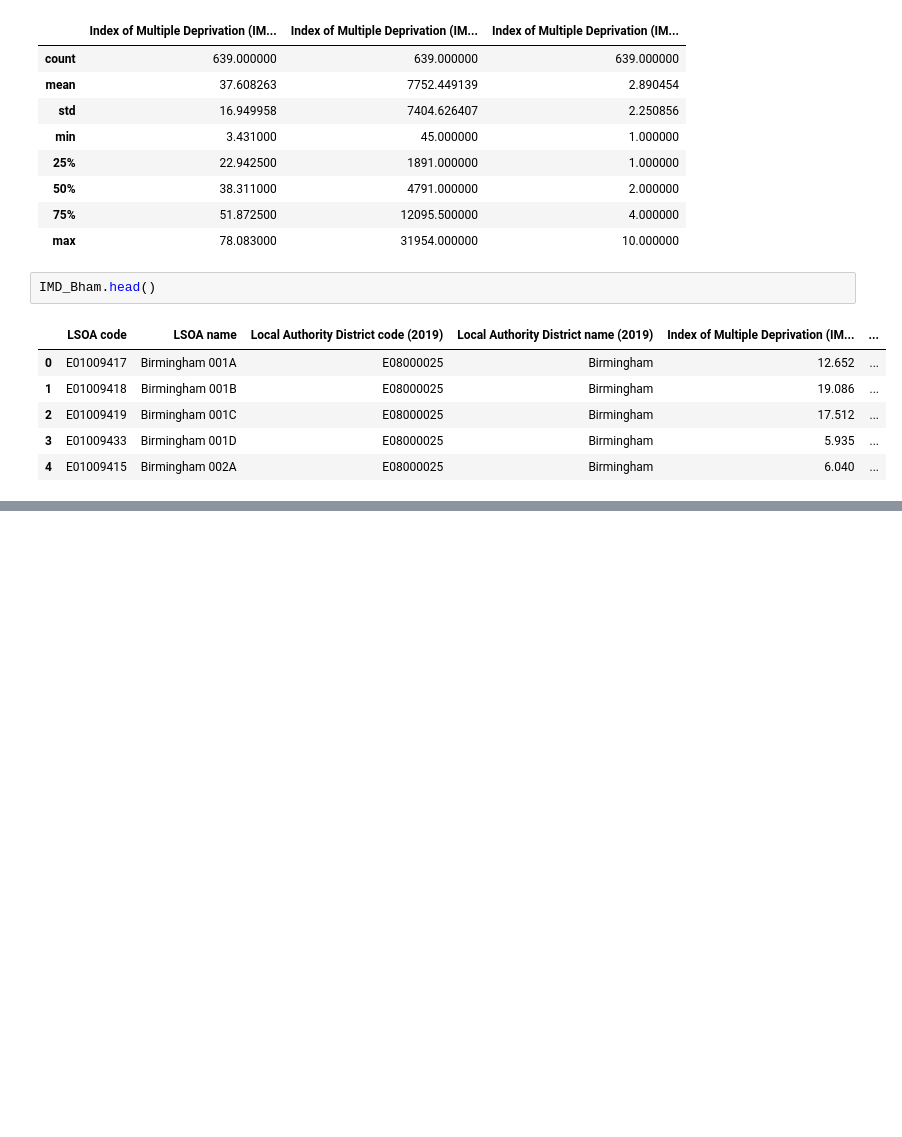
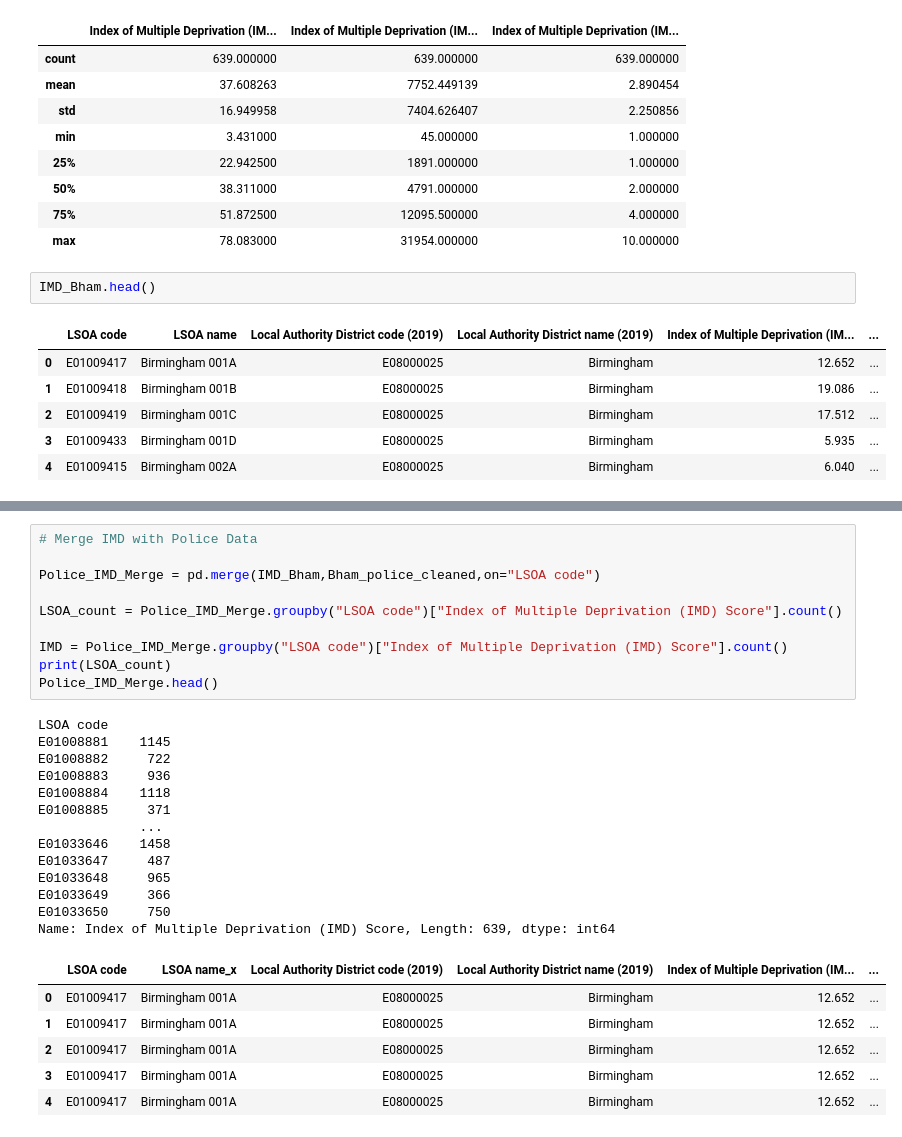
Before and after one commit to DarrylHewitt/Project_1, a Jupyter notebook: analysis.ipynb, the cells around one changed output, grey strips where cells are left out. Drawn from its saved outputs; the diff is of its cells as text; blank space fills up the shorter version.

```diff
--- a/analysis.ipynb
+++ b/analysis.ipynb
@@ -407,0 +480,30 @@ map_plot
+# %%
+# Merge IMD with Police Data
+
+Police_IMD_Merge = pd.merge(IMD_Bham,Bham_police_cleaned,on="LSOA code")
+
+LSOA_count = Police_IMD_Merge.groupby("LSOA code")["Index of Multiple Deprivation (IMD) Score"].count()
+
+IMD = Police_IMD_Merge.groupby("LSOA code")["Index of Multiple Deprivation (IMD) Score"].count()
+print(LSOA_count)
+Police_IMD_Merge.head()
+# %% [output]
+LSOA code
+E01008881    1145
+E01008882     722
+E01008883     936
+E01008884    1118
+E01008885     371
+             ...
+E01033646    1458
+E01033647     487
+E01033648     965
+E01033649     366
+E01033650     750
+Name: Index of Multiple Deprivation (IMD) Score, Length: 639, dtype: int64
+|  | LSOA code | LSOA name_x | Local Authority District code (2019) | Local Authority District name (2019) | Index of Multiple Deprivation (IM... | ... |
+| 0 | E01009417 | Birmingham 001A | E08000025 | Birmingham | 12.652 | ... |
+| 1 | E01009417 | Birmingham 001A | E08000025 | Birmingham | 12.652 | ... |
+| 2 | E01009417 | Birmingham 001A | E08000025 | Birmingham | 12.652 | ... |
+| 3 | E01009417 | Birmingham 001A | E08000025 | Birmingham | 12.652 | ... |
+| 4 | E01009417 | Birmingham 001A | E08000025 | Birmingham | 12.652 | ... |
```
Also changed, not shown: parts of 7 cells of this notebook, 2 other files.
